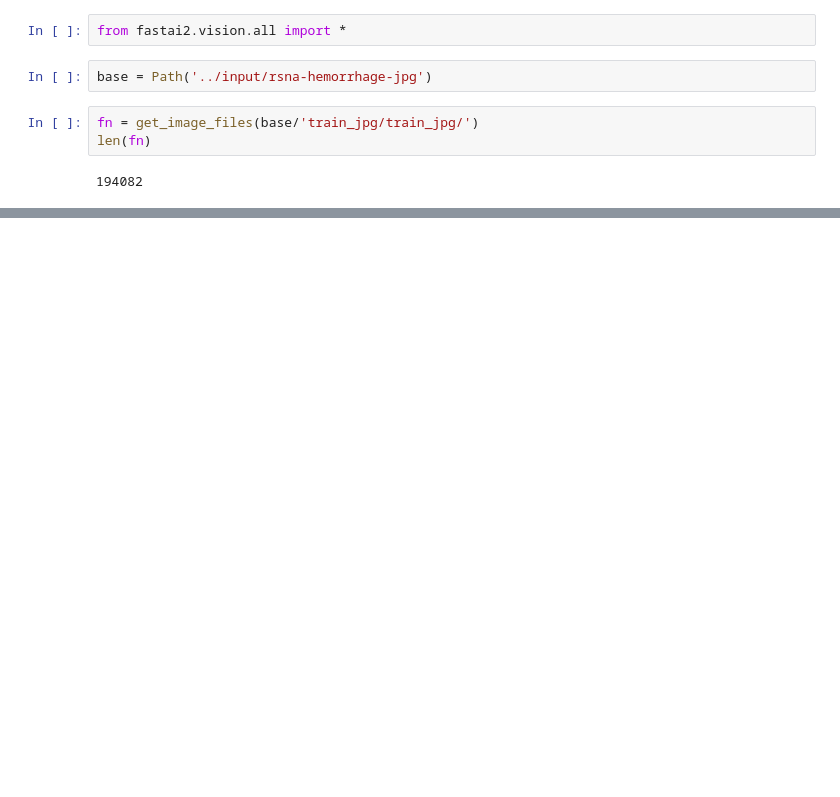
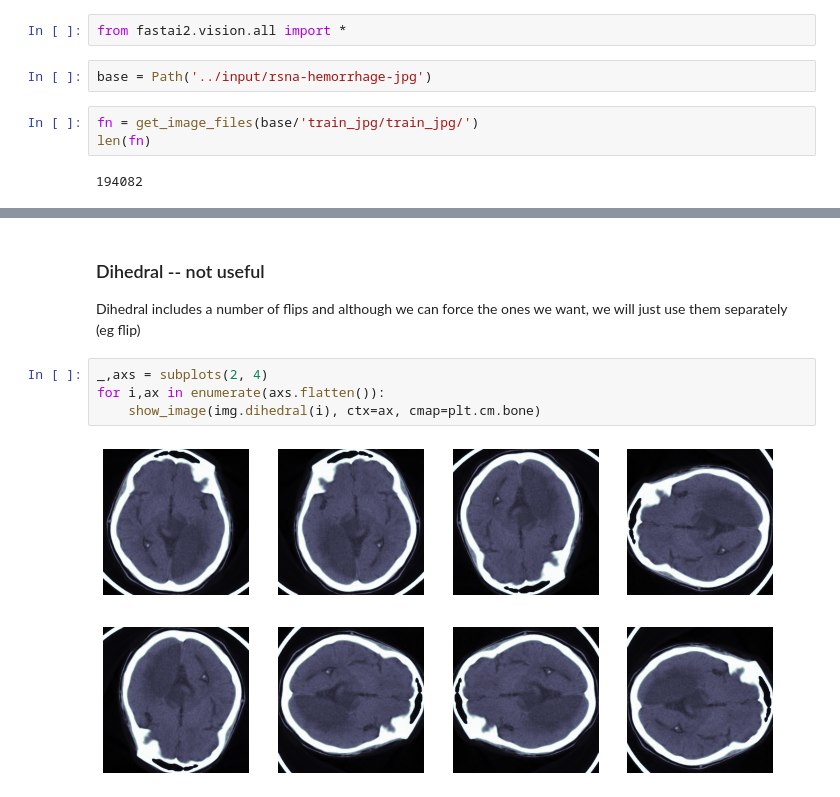
Before and after one commit to dipam7/RSNA_Intracranial-hemorrhage, a Jupyter notebook: nbs/03_data_augmentation.ipynb, the cells around one changed output, grey strips where cells are left out. Saved outputs shown, nothing was run; the diff lists cells and outputs as text; blank space fills up the shorter version.

```diff
--- a/nbs/03_data_augmentation.ipynb
+++ b/nbs/03_data_augmentation.ipynb
@@ -53,0 +69,10 @@ for i,ax in enumerate(axs.flatten()):
+# %% [markdown]
+### Dihedral -- not useful
+
+Dihedral includes a number of flips and although we can force the ones we want, we will just use them separately (eg flip)
+# %%
+_,axs = subplots(2, 4)
+for i,ax in enumerate(axs.flatten()):
+    show_image(img.dihedral(i), ctx=ax, cmap=plt.cm.bone)
+# %% [output]
+[figure, added]
```
Also changed, not shown: parts of 18 cells of this notebook.
